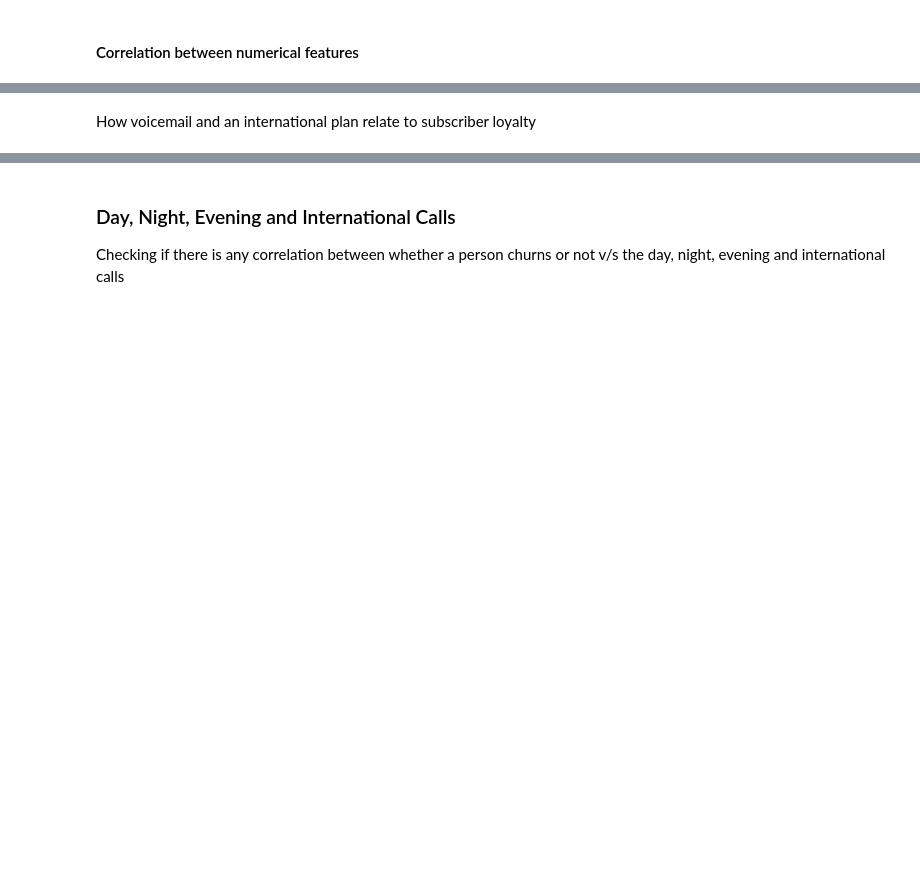
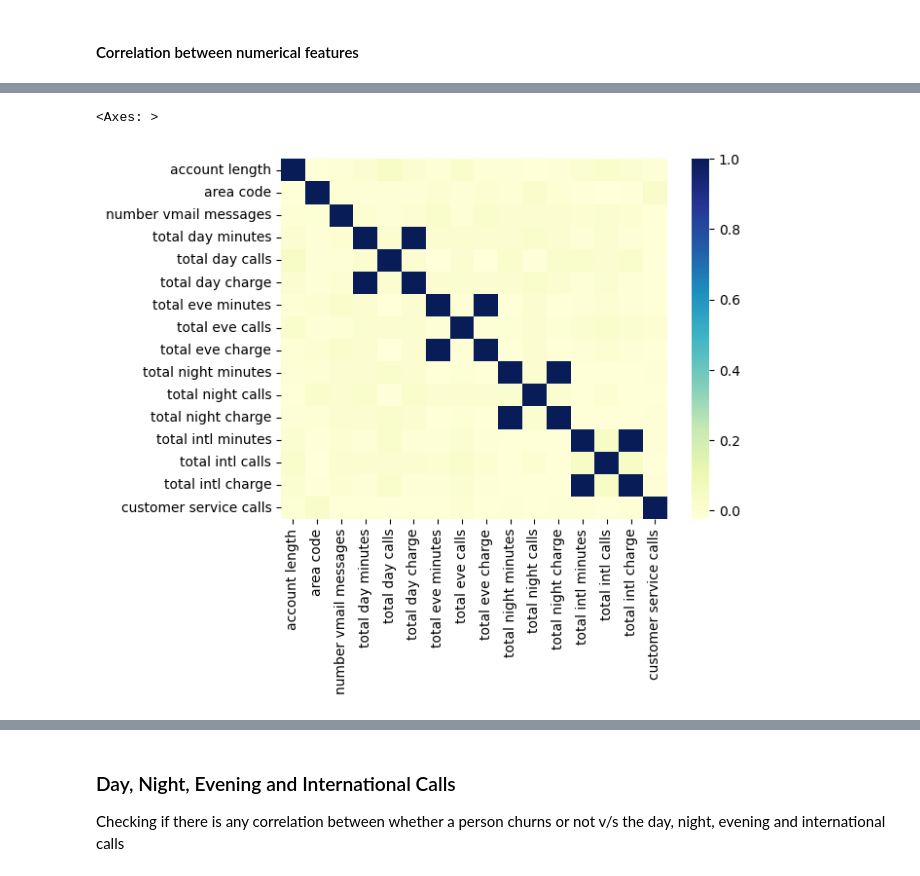
Before and after one commit to Kevan-Muthomi/PhaseThreeProject, a Jupyter notebook: index.ipynb, the cells around one changed output, grey strips where cells are left out. Drawn from its saved outputs; the diff is of its cells as text; code cells hidden in the pictures; blank space fills up the shorter version.

```diff
--- a/index.ipynb
+++ b/index.ipynb
@@ -227,3 +237,7 @@ description
 # %%
 #Which numerical values have the highest degree of correlation
 numeric_feats = df.dtypes[(df.dtypes != 'object') & (df.dtypes != 'bool')].index
+sns.heatmap(df[numeric_feats].corr(), cmap="YlGnBu")
+# %% [output]
+<Axes: >
+[figure, added]
@@ -245,2 +243,0 @@ plt.show()
-# %% [markdown]
-How voicemail and an international plan relate to subscriber loyalty
```
Also changed, not shown: parts of 16 cells of this notebook.
